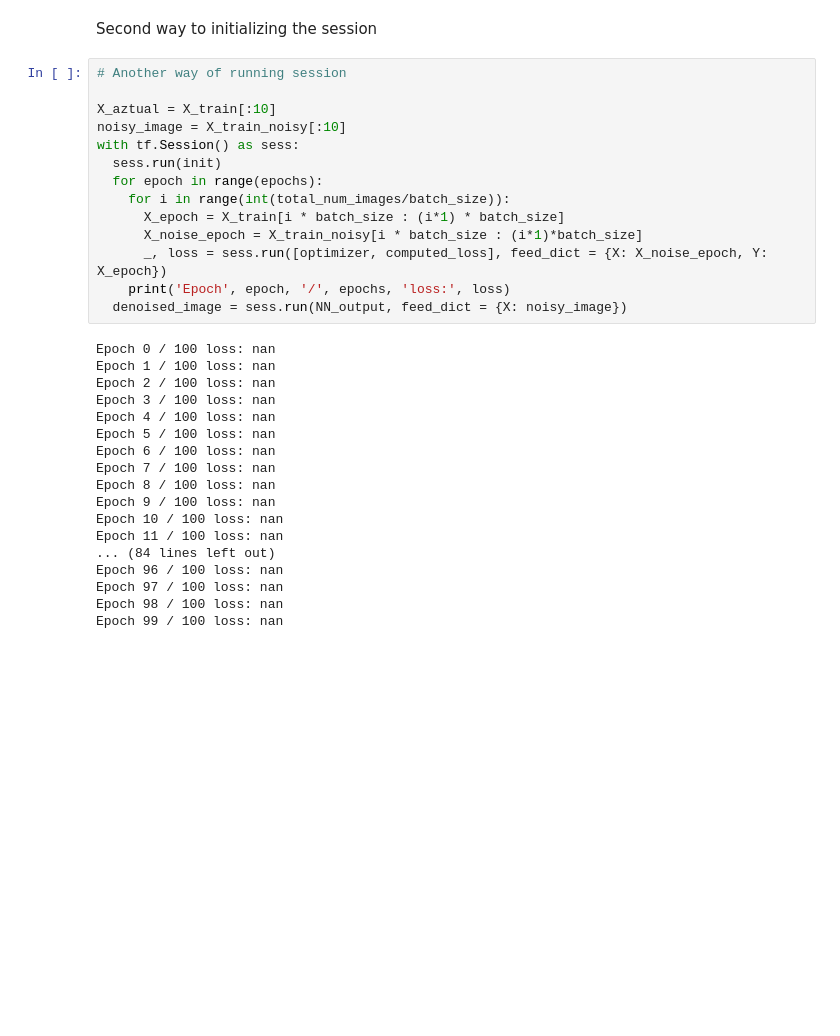
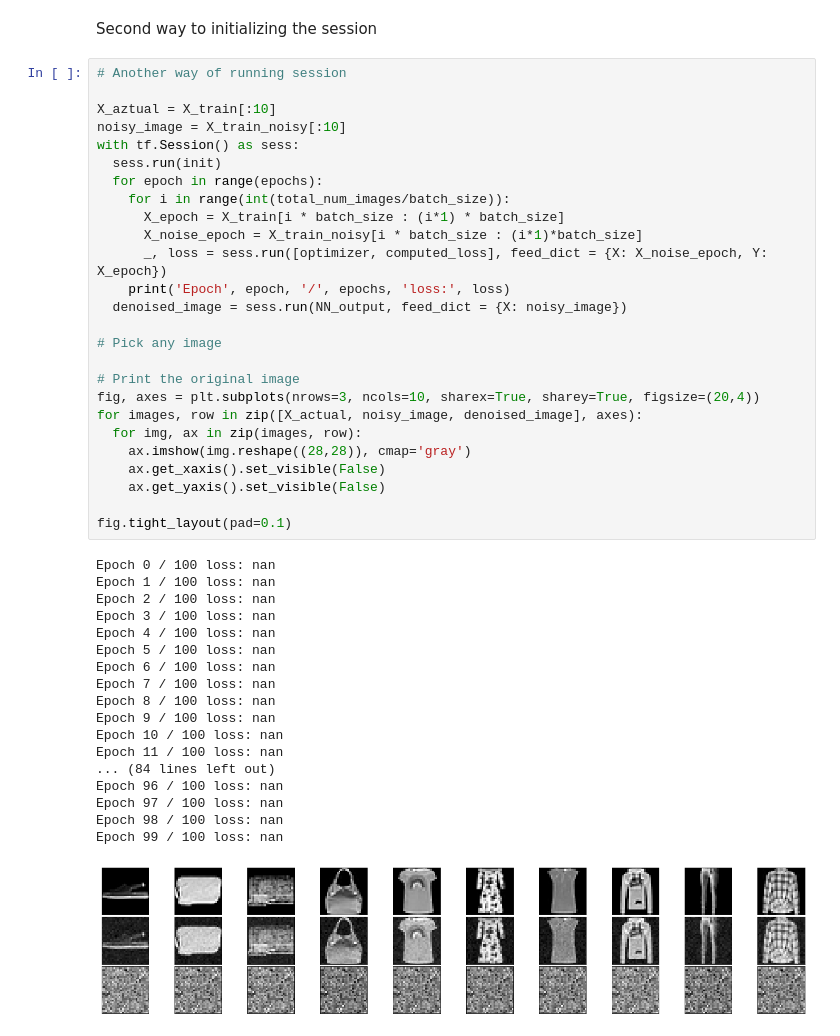
Before and after one commit to ReinerJasin/ai-app-sys, a Jupyter notebook: week6(sess2)_12224827.ipynb, the cells around one changed output. Cells and saved outputs as stored; diff of their text form; blank space fills up the shorter version.

```diff
--- a/week6(sess2)_12224827.ipynb
+++ b/week6(sess2)_12224827.ipynb
@@ -187,30 +187,43 @@ Second way to initializing the session
 
 X_aztual = X_train[:10]
 noisy_image = X_train_noisy[:10]
 with tf.Session() as sess:
   sess.run(init)
   for epoch in range(epochs):
     for i in range(int(total_num_images/batch_size)):
       X_epoch = X_train[i * batch_size : (i*1) * batch_size]
       X_noise_epoch = X_train_noisy[i * batch_size : (i*1)*batch_size]
       _, loss = sess.run([optimizer, computed_loss], feed_dict = {X: X_noise_epoch, Y: X_epoch})
     print('Epoch', epoch, '/', epochs, 'loss:', loss)
   denoised_image = sess.run(NN_output, feed_dict = {X: noisy_image})
+
+# Pick any image
+
+# Print the original image
+fig, axes = plt.subplots(nrows=3, ncols=10, sharex=True, sharey=True, figsize=(20,4))
+for images, row in zip([X_actual, noisy_image, denoised_image], axes):
+  for img, ax in zip(images, row):
+    ax.imshow(img.reshape((28,28)), cmap='gray')
+    ax.get_xaxis().set_visible(False)
+    ax.get_yaxis().set_visible(False)
+
+fig.tight_layout(pad=0.1)
 # %% [output]
 Epoch 0 / 100 loss: nan
 Epoch 1 / 100 loss: nan
 Epoch 2 / 100 loss: nan
 Epoch 3 / 100 loss: nan
 Epoch 4 / 100 loss: nan
 Epoch 5 / 100 loss: nan
 Epoch 6 / 100 loss: nan
 Epoch 7 / 100 loss: nan
 Epoch 8 / 100 loss: nan
 Epoch 9 / 100 loss: nan
 Epoch 10 / 100 loss: nan
 Epoch 11 / 100 loss: nan
 ... (84 lines left out)
 Epoch 96 / 100 loss: nan
 Epoch 97 / 100 loss: nan
 Epoch 98 / 100 loss: nan
 Epoch 99 / 100 loss: nan
+[figure, added]
```
